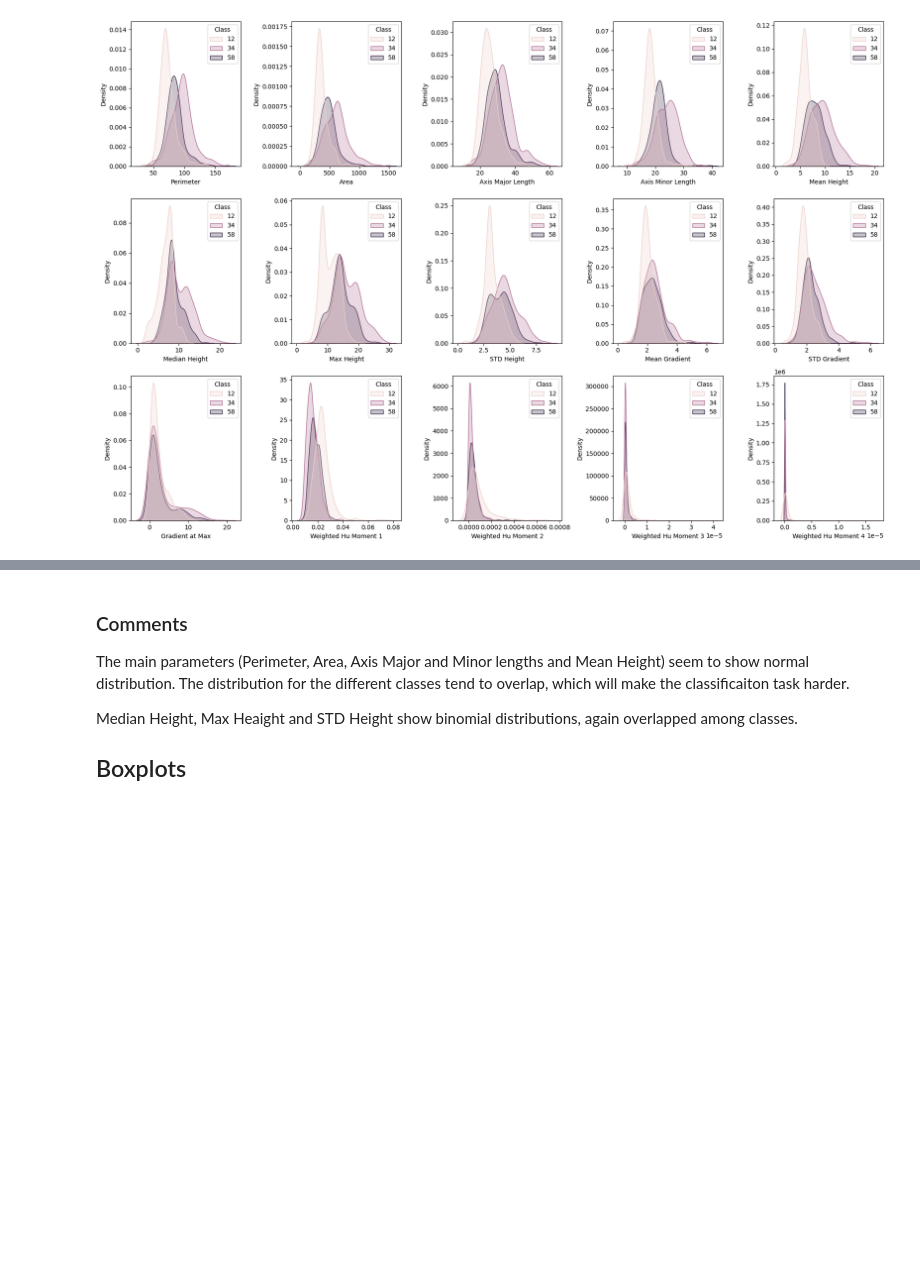
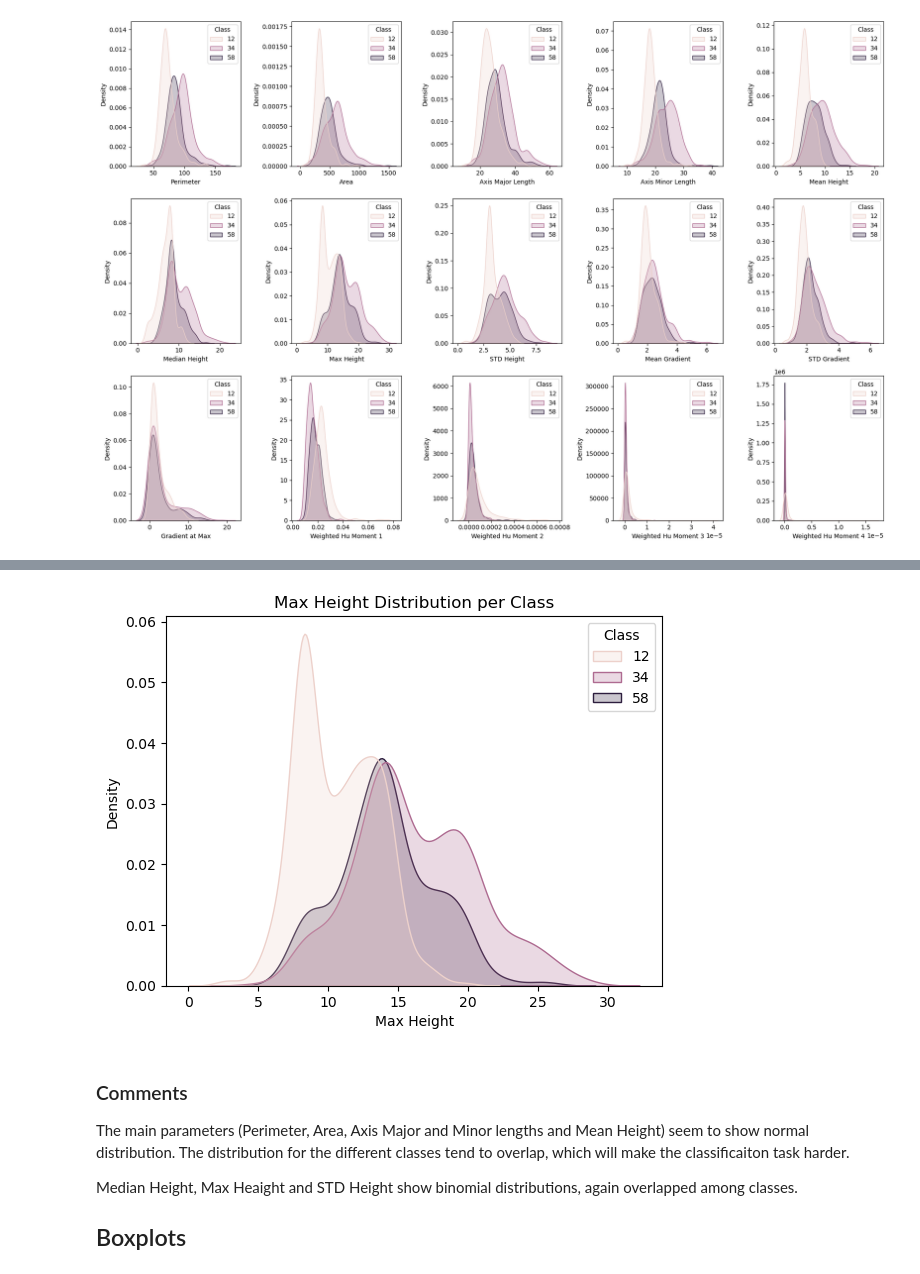
Before and after one commit to anqi-j/morphological-image-processing, a Jupyter notebook: classify/data_preprocessing.ipynb, the cells around one changed output, grey strips where cells are left out. Cells and saved outputs as stored; diff of their text form; code cells hidden in the pictures; blank space fills up the shorter version.

```diff
--- a/classify/data_preprocessing.ipynb
+++ b/classify/data_preprocessing.ipynb
@@ -64,3 +79,10 @@ plt.show()
+# %%
+plt.title('Max Height Distribution per Class')
+sns.kdeplot(data=data_df, x='Max Height', shade='fill', hue='Class')
+save_plot('max_height_dist')
+plt.show()
+# %% [output]
+[figure, added]
 # %% [markdown]
 ### Comments
 The main parameters (Perimeter, Area, Axis Major and Minor lengths and Mean Height) seem to show normal distribution. The distribution for the different classes tend to overlap, which will make the classificaiton task harder.
```
Also changed, not shown: parts of 3 cells of this notebook, 12 other files.
